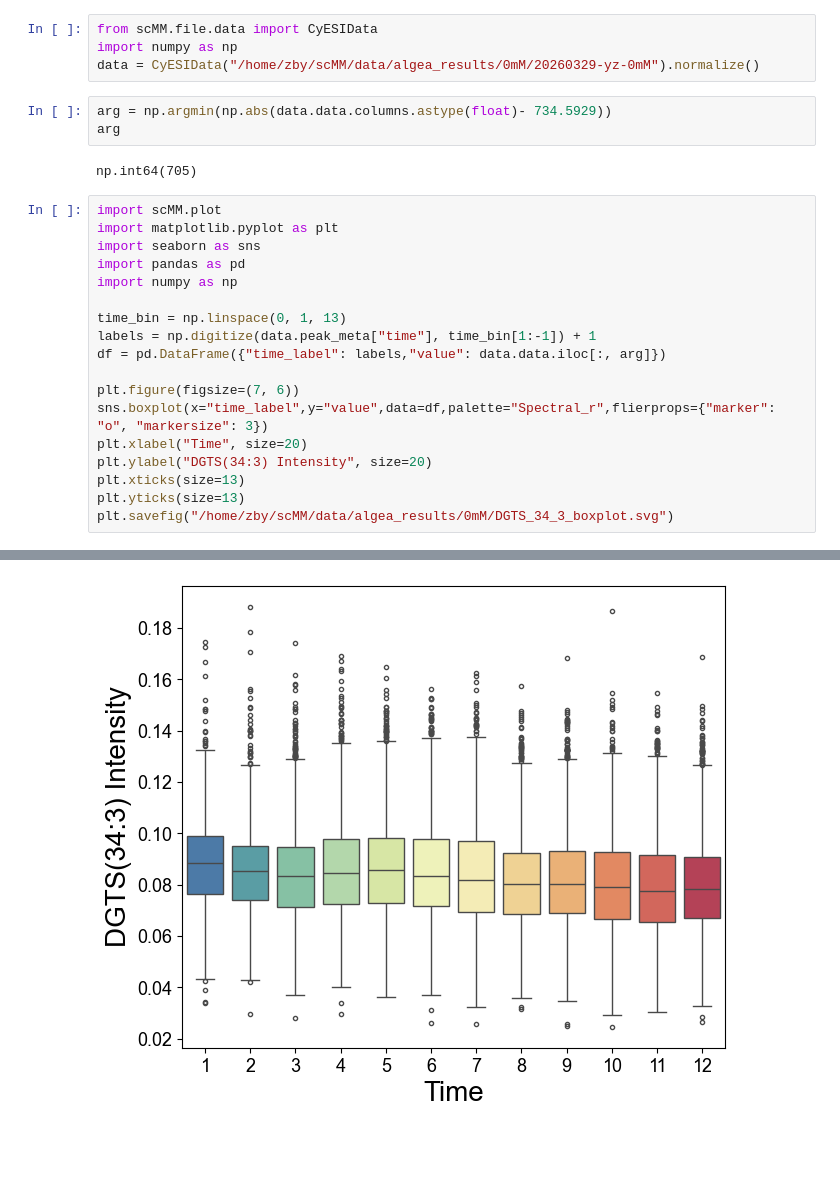
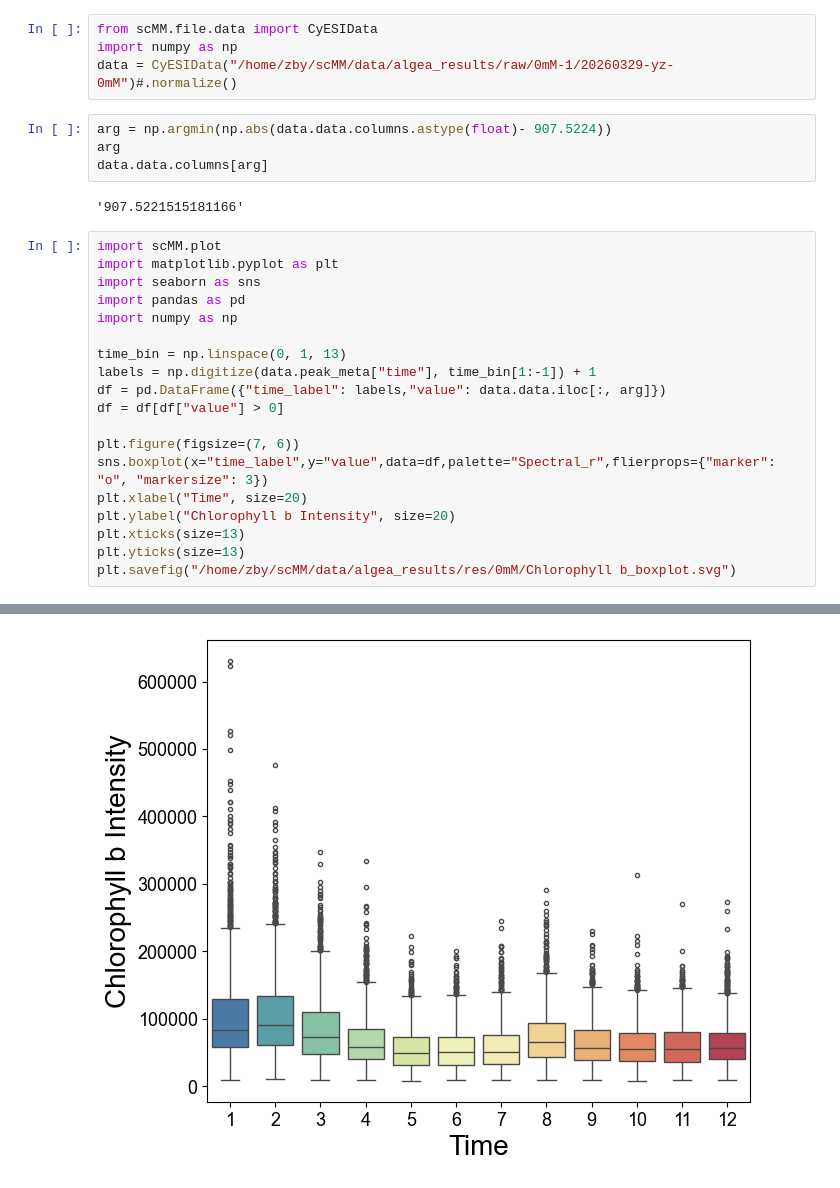
Before and after one commit to creeper349/scMM, a Jupyter notebook: scMM_stability_test.ipynb, the cells around one changed output, grey strips where cells are left out. Cells and saved outputs as stored; diff of their text form; blank space fills up the shorter version.

```diff
--- a/scMM_stability_test.ipynb
+++ b/scMM_stability_test.ipynb
@@ -1,32 +1,34 @@
 # %%
 from scMM.file.data import CyESIData
 import numpy as np
-data = CyESIData("/home/zby/scMM/data/algea_results/0mM/20260329-yz-0mM").normalize()
+data = CyESIData("/home/zby/scMM/data/algea_results/raw/0mM-1/20260329-yz-0mM")#.normalize()
 # %%
-arg = np.argmin(np.abs(data.data.columns.astype(float)- 734.5929))
+arg = np.argmin(np.abs(data.data.columns.astype(float)- 907.5224))
 arg
+data.data.columns[arg]
 # %% [output]
-np.int64(705)
+'907.5221515181166'
 # %%
 import scMM.plot
 import matplotlib.pyplot as plt
 import seaborn as sns
 import pandas as pd
 import numpy as np
 
 time_bin = np.linspace(0, 1, 13)
 labels = np.digitize(data.peak_meta["time"], time_bin[1:-1]) + 1
 df = pd.DataFrame({"time_label": labels,"value": data.data.iloc[:, arg]})
+df = df[df["value"] > 0]
 
 plt.figure(figsize=(7, 6))
 sns.boxplot(x="time_label",y="value",data=df,palette="Spectral_r",flierprops={"marker": "o", "markersize": 3})
 plt.xlabel("Time", size=20)
-plt.ylabel("DGTS(34:3) Intensity", size=20)
+plt.ylabel("Chlorophyll b Intensity", size=20)
 plt.xticks(size=13)
 plt.yticks(size=13)
-plt.savefig("/home/zby/scMM/data/algea_results/0mM/DGTS_34_3_boxplot.svg")
+plt.savefig("/home/zby/scMM/data/algea_results/res/0mM/Chlorophyll b_boxplot.svg")
 # %% [output]
 Passing `palette` without assigning `hue` is deprecated and will be removed in v0.14.0. Assign the `x` variable to `hue` and set `legend=False` for the same effect.
 
   sns.boxplot(x="time_label",y="value",data=df,palette="Spectral_r",flierprops={"marker": "o", "markersize": 3})
-[figure, old version]
+[figure, new version]
```
Also changed, not shown: parts of 5 cells of this notebook, 13 other files.
